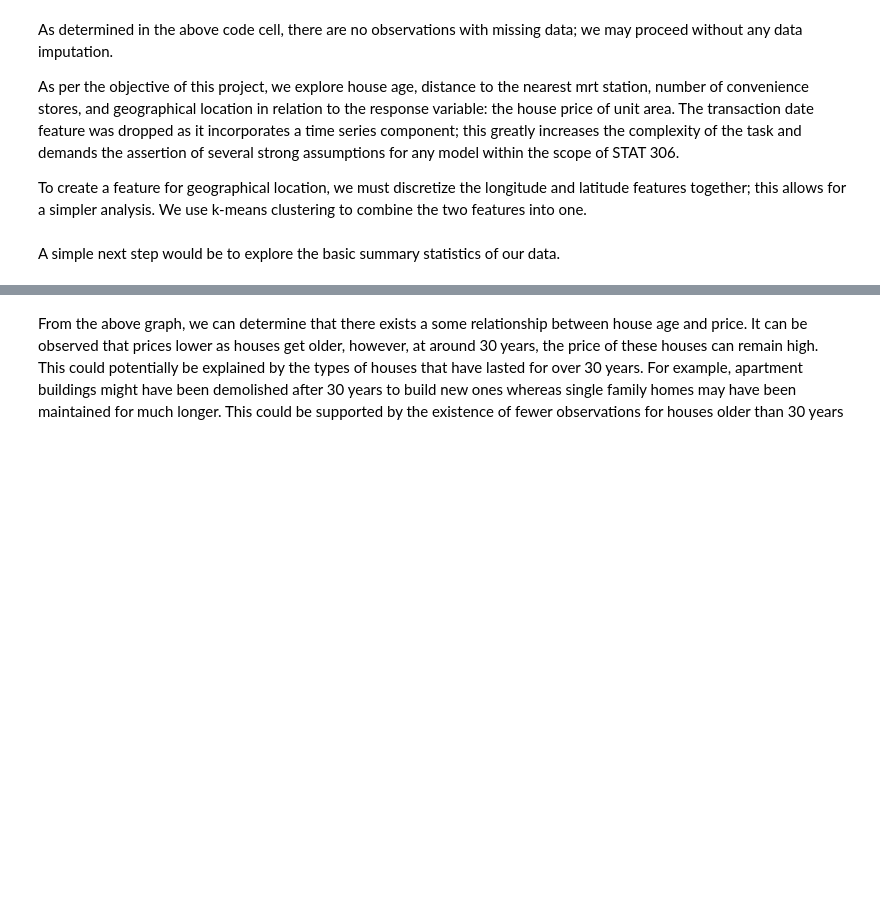
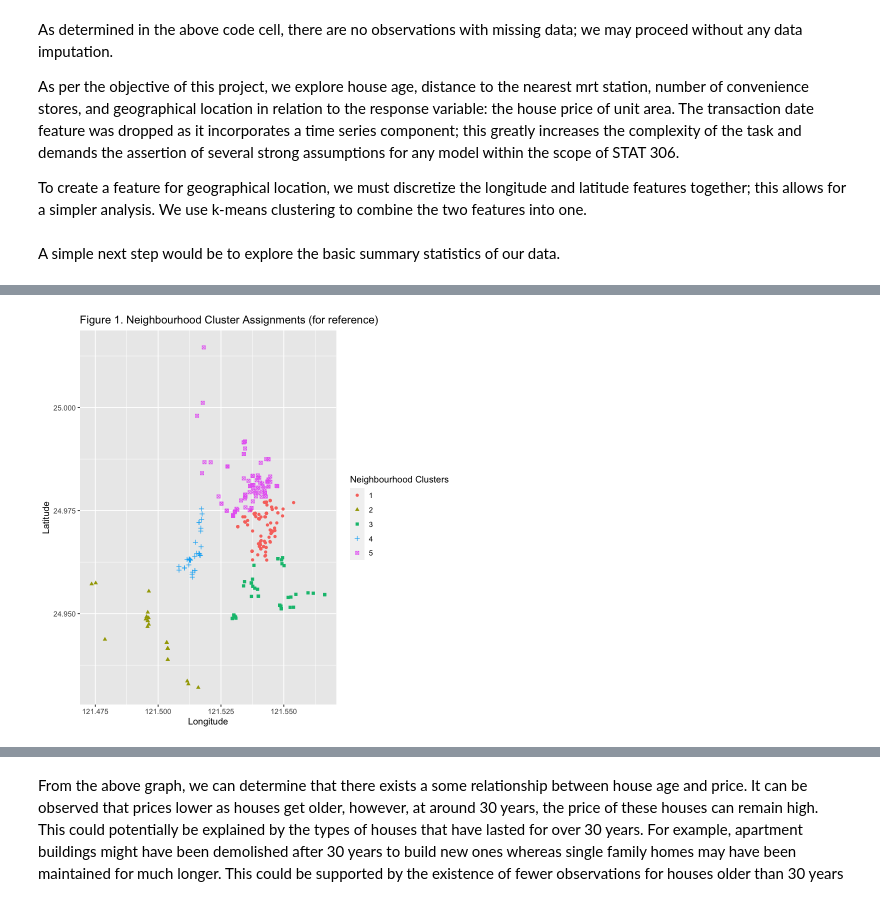
Before and after one commit to calvingdu/stat306-c3-project, a Jupyter notebook: project.ipynb, the cells around one changed output, grey strips where cells are left out. Cells and saved outputs as stored; diff of their text form; code cells hidden in the pictures; blank space fills up the shorter version.

Commit message:
figures

```diff
--- a/project.ipynb
+++ b/project.ipynb
@@ -29,7 +29,7 @@ head(real_estate_data)
 
 set.seed(123) # for reproducibility
 df_split <- initial_split(real_estate_data, prop = 0.8, strata = y_house_price_of_unit_area)
-df_train <- training(df_split)
-df_test <- testing(df_split)
+train_df <- training(df_split)
+test_df <- testing(df_split)
 # %% [output]
 Rows: 414 Columns: 8
@@ -53,6 +53,7 @@ A tibble: 6 × 8
 
 To begin our EDA, we first determine the severity of our missing data
 # %%
+df_train <- train_df
 na_count <- data.frame(sapply(df_train, function(y) sum(is.na(y))))
 na_count
 # %% [output]
@@ -75,8 +76,17 @@ As determined in the above code cell, there are no observations with missing dat
 As per the objective of this project, we explore house age, distance to the nearest mrt station, number of convenience stores, and geographical location in relation to the response variable: the house price of unit area. The transaction date feature was dropped as it incorporates a time series component; this greatly increases the complexity of the task and demands the assertion of several strong assumptions for any model within the scope of STAT 306.
 
 To create a feature for geographical location, we must discretize the longitude and latitude features together; this allows for a simpler analysis. We use k-means clustering to combine the two features into one.
-# %%
-# Create location-based features
-df_train$neighborhood <- kmeans(df_train[, c('x5_latitude', 'x6_longitude')], centers = 5)$cluster
+# %%
+# Create location-based features
+kmeans_model <- kmeans(df_train[, c('x5_latitude', 'x6_longitude')], centers = 5)
+
+predict_kmeans <- function(new_data, kmeans_model) {
+  distances <- as.matrix(dist(rbind(kmeans_model$centers, new_data)))
+  distances <- distances[1:nrow(kmeans_model$centers), (nrow(kmeans_model$centers) + 1):ncol(distances)]
+  cluster_assignments <- apply(distances, 2, which.min)
+  return(cluster_assignments)
+}
+
+df_train$neighborhood <- predict_kmeans(df_train[, c('x5_latitude', 'x6_longitude')], kmeans_model)
 # %% [markdown]
 A simple next step would be to explore the basic summary statistics of our data.
@@ -107,8 +117,14 @@ df_train %>%
 # %%
-df_train %>%
+figure_1 <- df_train %>%
     ggplot(aes(x = x6_longitude, y = x5_latitude, colour = as.factor(neighborhood), shape = as.factor(neighborhood))) +
         geom_point() +
         xlab("Longitude") +
         ylab("Latitude") +
-        ggtitle("Neighbourhood cluster assignments (for reference)")
+        labs(colour = 'Neighbourhood Clusters', shape = 'Neighbourhood Clusters') +
+        ggtitle("Figure 1. Neighbourhood Cluster Assignments (for reference)")
+
+figure_1
+ggsave("figures/fig_1.png", figure_1, width = 20, height = 10, units = "cm")
+# %% [output]
+[figure, added]
 # %%
```
Also changed, not shown: parts of 15 cells of this notebook, 12 other files.
